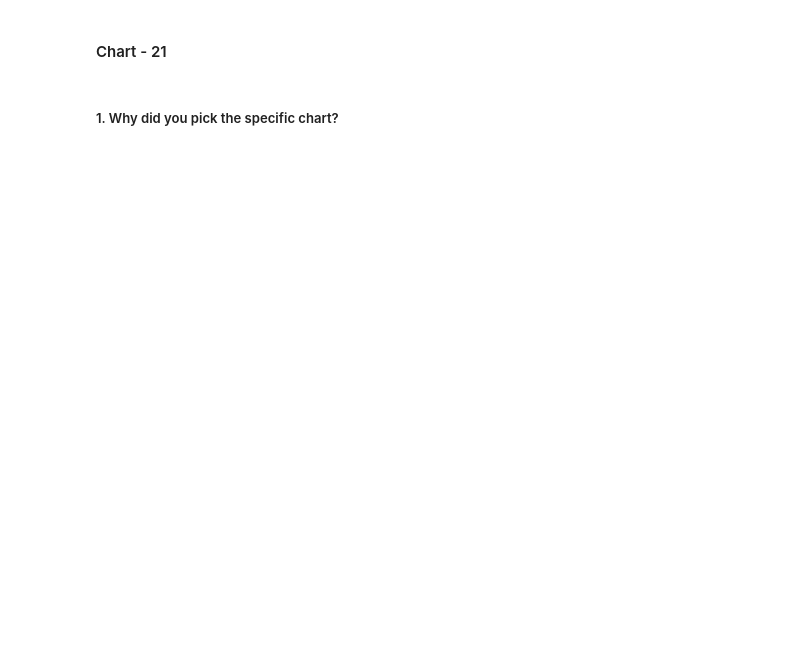
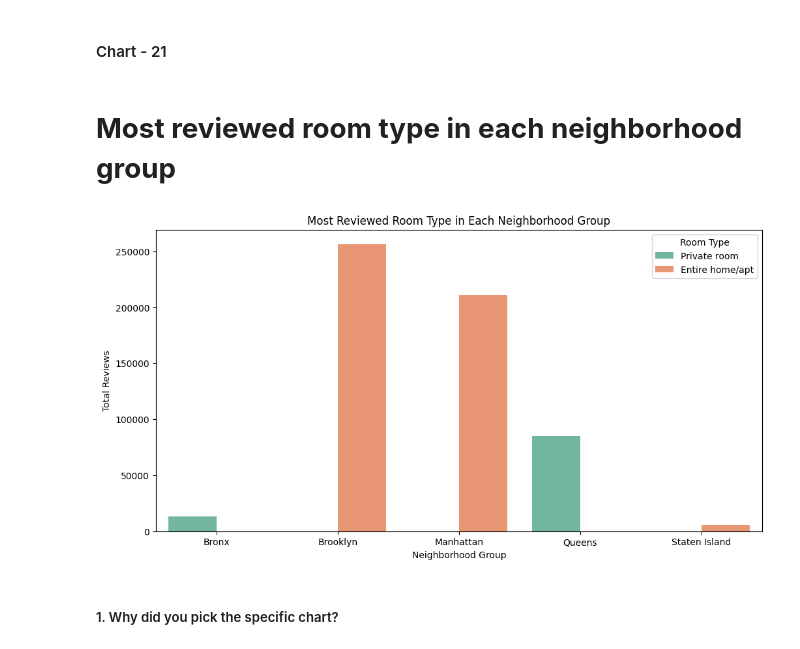
Before and after one commit to I-AM-PRASHANT-VERMA/Almabetter-Capstone-Project-AirBnb-Bookings-Exploratory-Data-Analysis, a Jupyter notebook: My_Airbnb_EDA_capstone_project.ipynb, the cells around one changed output. Cells and saved outputs as stored; diff of their text form; code cells hidden in the pictures; blank space fills up the shorter version.

```diff
--- a/My_Airbnb_EDA_capstone_project.ipynb
+++ b/My_Airbnb_EDA_capstone_project.ipynb
@@ -1543,4 +1649,34 @@ Are there any insights that lead to negative growth? Justify with specific reaso
 # %% [markdown]
 #### Chart - 21
+# %% [markdown]
+# **Most reviewed room type in each neighborhood group**
+# %%
+import pandas as pd
+import matplotlib.pyplot as plt
+import seaborn as sns
+
+# Group the data by neighborhood group and room type, and calculate the total number of reviews
+room_type_reviews = airbnb_df.groupby(['neighbourhood_group', 'room_type'])['number_of_reviews'].sum().reset_index()
+
+# Find the room type with the maximum reviews in each neighborhood group
+max_review_room_type = room_type_reviews.loc[room_type_reviews.groupby('neighbourhood_group')['number_of_reviews'].idxmax()]
+
+# Create a bar chart to visualize the most reviewed room type in each neighborhood group
+plt.figure(figsize=(12, 6))
+sns.barplot(
+    x='neighbourhood_group',             # Data for the x-axis (neighborhood group)
+    y='number_of_reviews',               # Data for the y-axis (total reviews)
+    hue='room_type',                    # Group by room type
+    data=max_review_room_type,          # Data source
+    palette='Set2'                      # Color palette
+)
+plt.xlabel('Neighborhood Group')
+plt.ylabel('Total Reviews')
+plt.title('Most Reviewed Room Type in Each Neighborhood Group')
+plt.legend(title='Room Type')
+
+plt.show()
+# %% [output]
+[figure, added]
 # %% [markdown]
 ##### 1. Why did you pick the specific chart?
```
Also changed, not shown: parts of 19 cells of this notebook.
